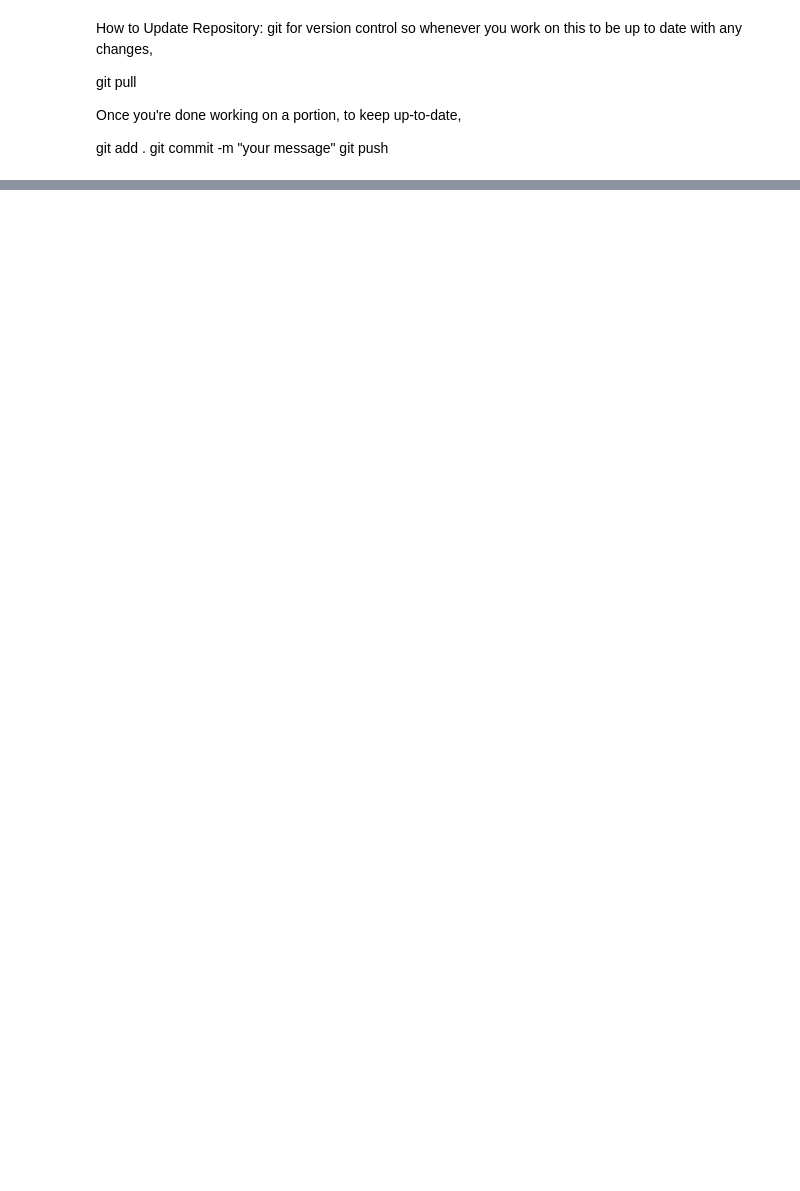
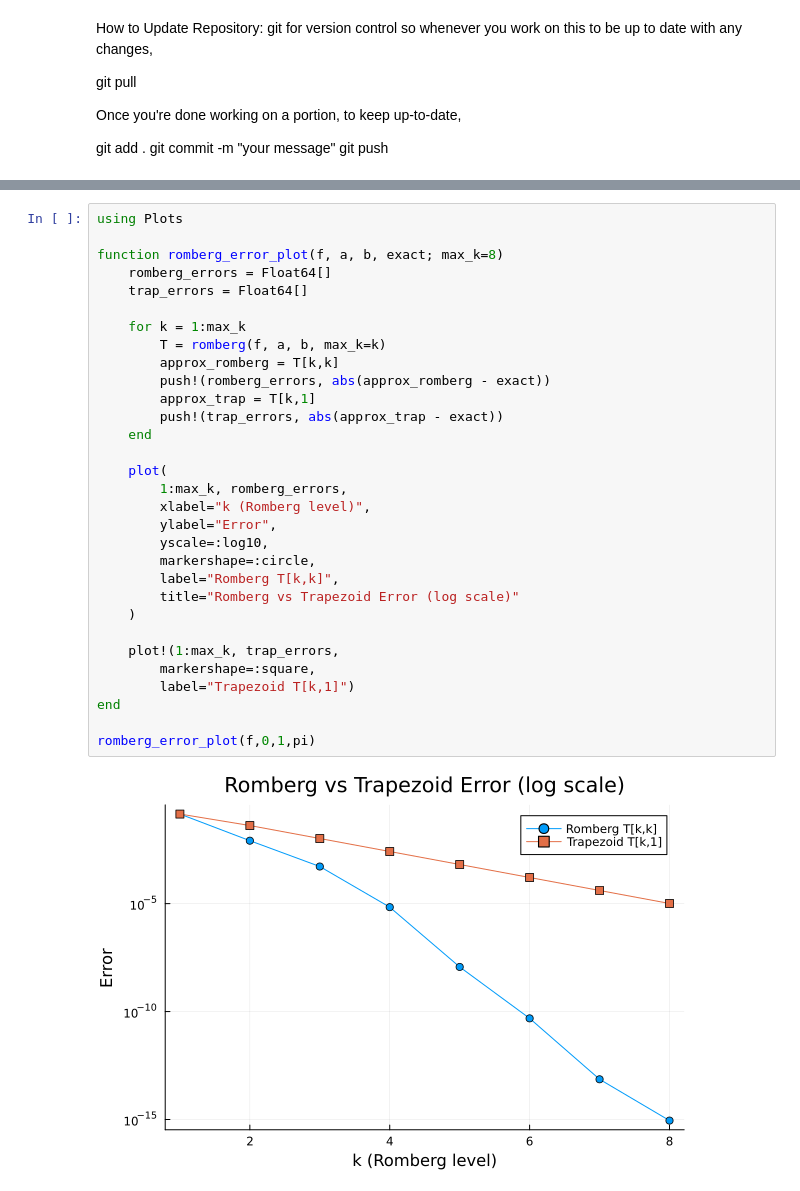
Before and after one commit to Brady-Higgins/math5485presentation, a Jupyter notebook: presentation.ipynb, the cells around one changed output, grey strips where cells are left out. Cells and saved outputs as stored; diff of their text form; blank space fills up the shorter version.

```diff
--- a/presentation.ipynb
+++ b/presentation.ipynb
@@ -49,0 +151,33 @@ Romberg integration derives from Richardson Extrapolation
+# %%
+using Plots
+
+function romberg_error_plot(f, a, b, exact; max_k=8)
+    romberg_errors = Float64[]
+    trap_errors = Float64[]
+
+    for k = 1:max_k
+        T = romberg(f, a, b, max_k=k)
+        approx_romberg = T[k,k]
+        push!(romberg_errors, abs(approx_romberg - exact))
+        approx_trap = T[k,1]
+        push!(trap_errors, abs(approx_trap - exact))
+    end
+
+    plot(
+        1:max_k, romberg_errors,
+        xlabel="k (Romberg level)",
+        ylabel="Error",
+        yscale=:log10,
+        markershape=:circle,
+        label="Romberg T[k,k]",
+        title="Romberg vs Trapezoid Error (log scale)"
+    )
+
+    plot!(1:max_k, trap_errors,
+        markershape=:square,
+        label="Trapezoid T[k,1]")
+end
+
+romberg_error_plot(f,0,1,pi)
+# %% [output]
+[figure, added]
```
Also changed, not shown: parts of 10 cells of this notebook.
